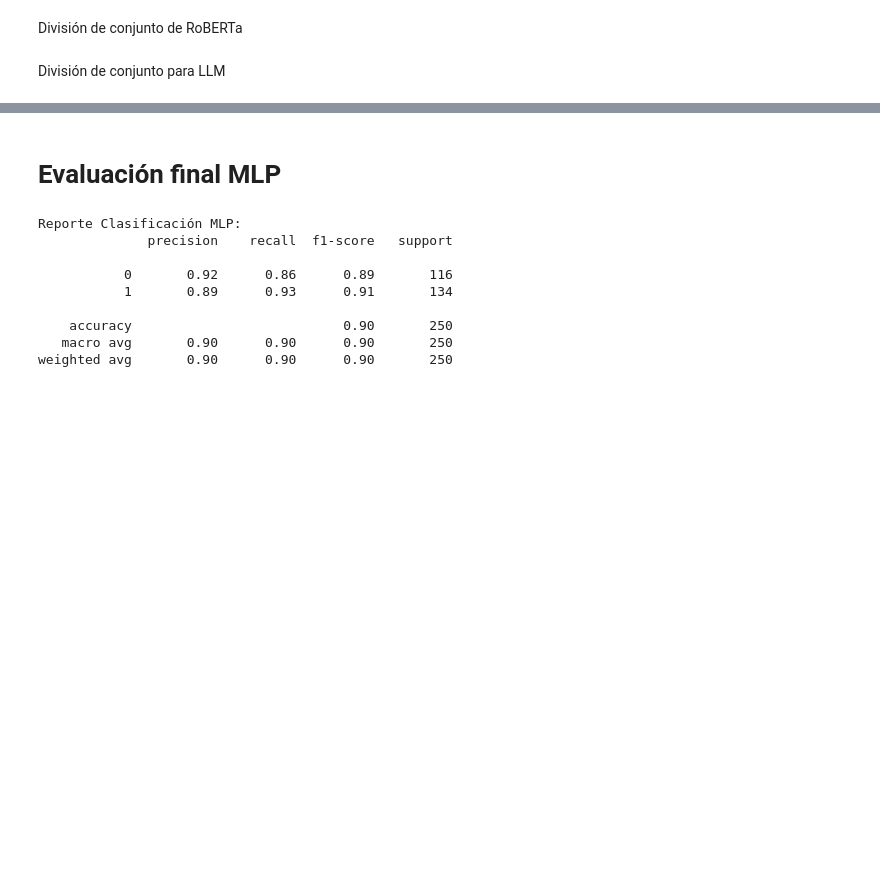
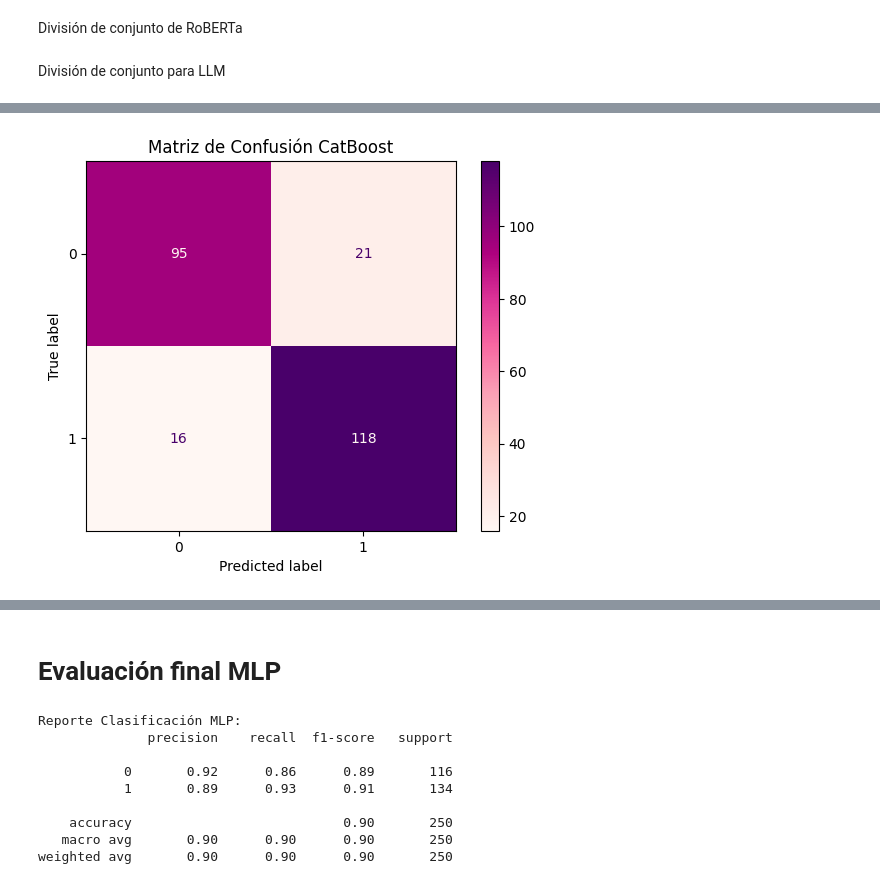
Before and after one commit to LordPobol/UltimoJamon-LosNintendoRepos, a Jupyter notebook: src/modulos/moduloZComparacionFINAL.ipynb, the cells around one changed output, grey strips where cells are left out. Drawn from its saved outputs; the diff is of its cells as text; code cells hidden in the pictures; blank space fills up the shorter version.

Commit message:
Entrenamiento CatBoost

```diff
--- a/src/modulos/moduloZComparacionFINAL.ipynb
+++ b/src/modulos/moduloZComparacionFINAL.ipynb
@@ -60,6 +66,10 @@ from funcionesEntrenamientoRoBERTa import(
 # %%
 print("Cargando modelos entrenados...\n")
 model_path = os.path.abspath("../../models")
+
+with open(os.path.join(model_path, 'modelCatBoost.pkl'), 'rb') as file:
+    modelCatBoost = pickle.load(file)
+    print("Modelo CatBoost cargado en una variable.")
 
 with open(os.path.join(model_path, 'modelMLP.pkl'), 'rb') as file:
     modelMLP = pickle.load(file)
@@ -173,0 +187,3 @@ y_LLM = df_LLM["class"].map({'control': 0, 'anorexia': 1})
+# %%
+X_Embeded = get_embeddings(X_BERT)
+y_Embeded = y_BERT
@@ -173,0 +192,6 @@ y_LLM = df_LLM["class"].map({'control': 0, 'anorexia': 1})
+# %%
+#CREACIÓN DEL REPORTE DE CLASIFICACIÓN
+y_pred_cb, y_scores_cb, reporte_cb = reporte_clasificacion(X_Embeded, y_Embeded, modelCatBoost)
+
+print("Classification Report:")
+print(reporte_cb)
@@ -173,0 +208,8 @@ y_LLM = df_LLM["class"].map({'control': 0, 'anorexia': 1})
+# %%
+# Matriz de confusión
+cm_cb, disp_cb = crear_matriz_confusion(y_Embeded, y_pred_cb)
+disp_cb.plot(cmap='RdPu')
+plt.title("Matriz de Confusión CatBoost")
+plt.show()
+# %% [output]
+[figure, added]
```
Also changed, not shown: parts of 7 cells of this notebook, 22 other files.
